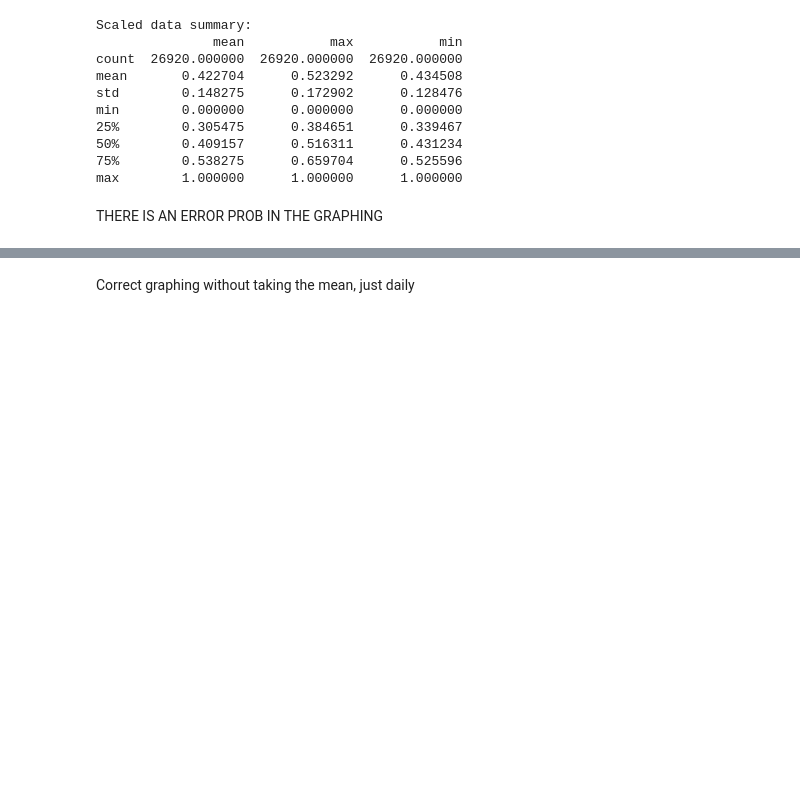
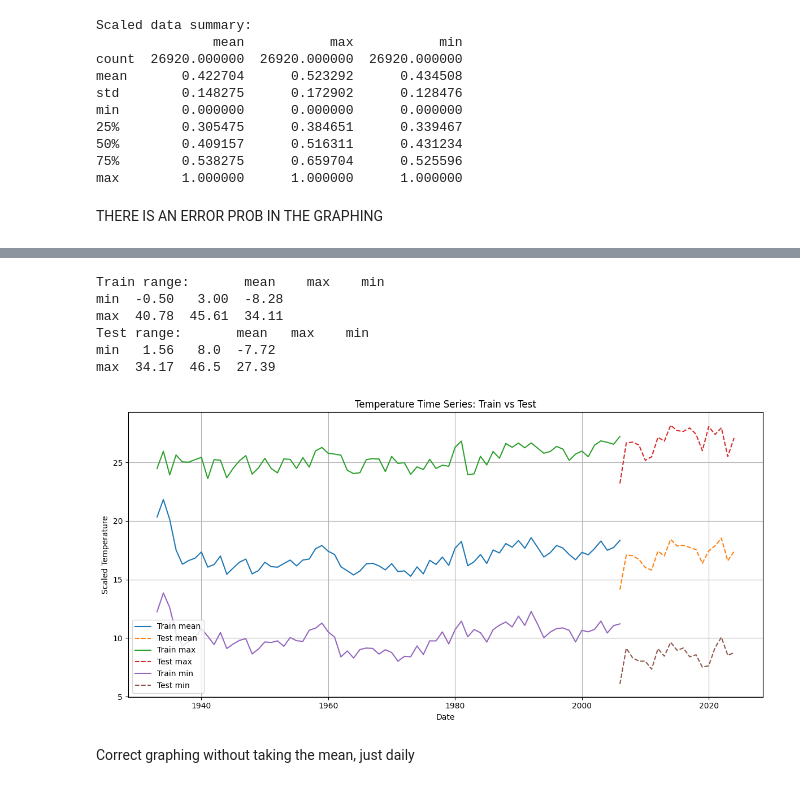
Before and after one commit to GianiRanzetti/Minerva---Weather-Derivatives, a Jupyter notebook: CNN-LSTM Model/Neural-Networks.ipynb, the cells around one changed output, grey strips where cells are left out. Saved outputs shown, nothing was run; the diff lists cells and outputs as text; code cells hidden in the pictures; blank space fills up the shorter version.

```diff
--- a/CNN-LSTM Model/Neural-Networks.ipynb
+++ b/CNN-LSTM Model/Neural-Networks.ipynb
@@ -300,3 +310,51 @@ plt.show()
+# %%
+df_train['date'] = pd.to_datetime(df_train['date'])
+df_train['year'] = df_train['date'].dt.year
+
+# Define temp_cols as the list of features.
+temp_cols = ['mean', 'max', 'min']
+
+# Group by year and calculate the mean.
+yearly_trends_train = df_train.groupby('year')[temp_cols].mean()
+yearly_trends_train = yearly_trends_train[yearly_trends_train.index < 2025]
+
+# Optionally, compute differences between consecutive years.
+# yearly_trends_train['temp_diff'] = yearly_trends_train['temp'].diff()
+
+yearly_trends_test = df_test.groupby('year')[temp_cols].mean()
+yearly_trends_test = yearly_trends_test[yearly_trends_test.index < 2025]
+
+# Turn off or on to check the test set
+# yearly_trends_test = yearly_trends_test[::-1]
+# yearly_trends_test['temp_diff'] = yearly_trends_test['temp'].diff()
+
+print("Train range:", df_train[["mean", "max", "min"]].agg(['min', 'max']))
+print("Test range:", df_test[["mean", "max", "min"]].agg(['min', 'max']))
+
+
+plt.figure(figsize=(12, 6))
+for col in temp_cols:
+    # Plot training data (using the date column for the x-axis)
+    plt.plot(yearly_trends_train.index, yearly_trends_train[col], label=f'Train {col}')
+    # Plot testing data
+    plt.plot(yearly_trends_test.index, yearly_trends_test[col], label=f'Test {col}', linestyle='--')
+
+
+plt.title("Temperature Time Series: Train vs Test")
+plt.xlabel("Date")
+plt.ylabel("Scaled Temperature")
+plt.legend()
+plt.grid(True)
+plt.tight_layout()
+plt.show()
+# %% [output]
+Train range:       mean    max    min
+min  -0.50   3.00  -8.28
+max  40.78  45.61  34.11
+Test range:       mean   max    min
+min   1.56   8.0  -7.72
+max  34.17  46.5  27.39
+[figure, added]
 # %% [markdown]
 Correct graphing without taking the mean, just daily
 # %%
```
Also changed, not shown: parts of 12 cells of this notebook.
